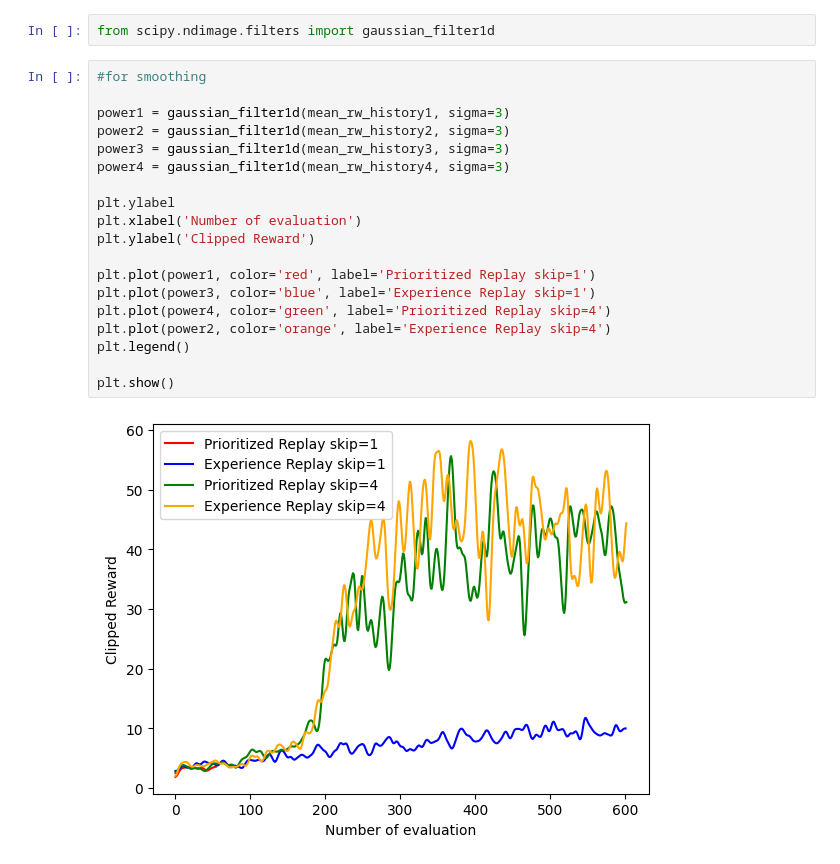
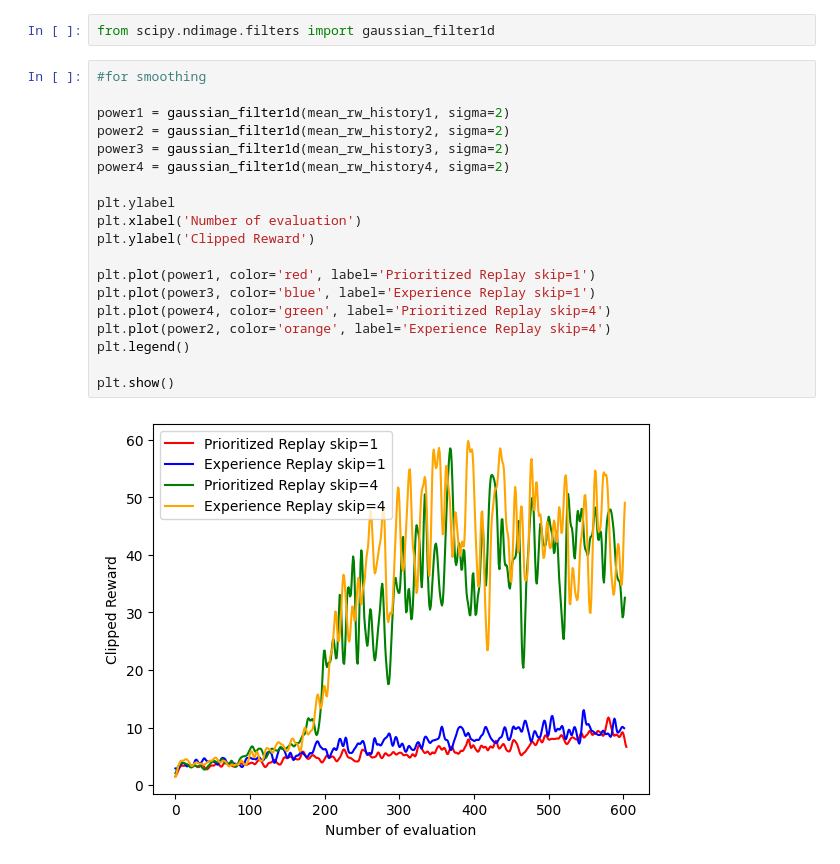
Before and after one commit to qualdoom/rl-assault, a Jupyter notebook: compare_frame_skip.ipynb, the cells around one changed output. Drawn from its saved outputs; the diff is of its cells as text.

```diff
--- a/compare_frame_skip.ipynb
+++ b/compare_frame_skip.ipynb
@@ -53,21 +53,21 @@ from scipy.ndimage.filters import gaussian_filter1d
 # %%
 #for smoothing
 
-power1 = gaussian_filter1d(mean_rw_history1, sigma=3)
-power2 = gaussian_filter1d(mean_rw_history2, sigma=3)
-power3 = gaussian_filter1d(mean_rw_history3, sigma=3)
-power4 = gaussian_filter1d(mean_rw_history4, sigma=3)
+power1 = gaussian_filter1d(mean_rw_history1, sigma=2)
+power2 = gaussian_filter1d(mean_rw_history2, sigma=2)
+power3 = gaussian_filter1d(mean_rw_history3, sigma=2)
+power4 = gaussian_filter1d(mean_rw_history4, sigma=2)
 
 plt.ylabel
 plt.xlabel('Number of evaluation')
 plt.ylabel('Clipped Reward')
 
 plt.plot(power1, color='red', label='Prioritized Replay skip=1')
 plt.plot(power3, color='blue', label='Experience Replay skip=1')
 plt.plot(power4, color='green', label='Prioritized Replay skip=4')
 plt.plot(power2, color='orange', label='Experience Replay skip=4')
 plt.legend()
 
 plt.show()
 # %% [output]
-[figure, old version]
+[figure, new version]
```
Also changed, not shown: 3 other files.
